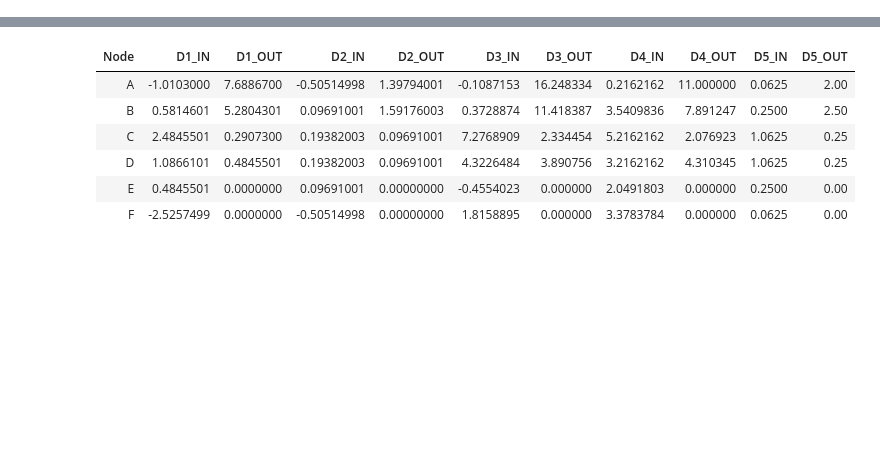
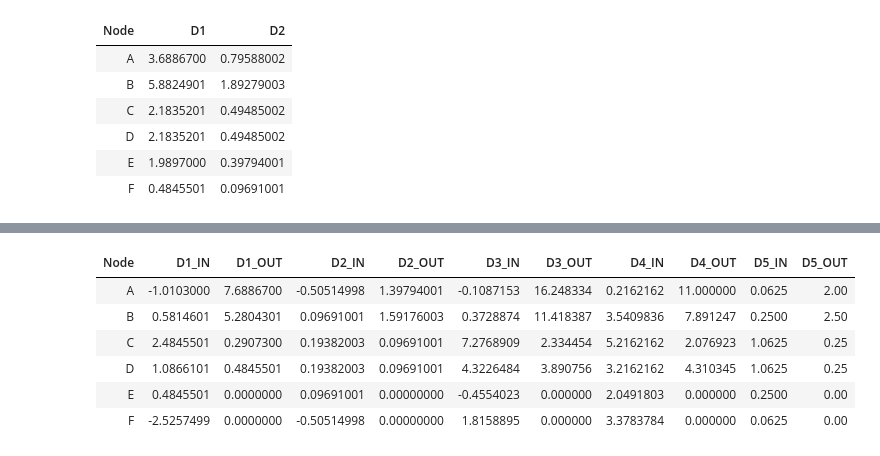
Before and after one commit to iandreafc/distinctiveness-R, a Jupyter notebook: DCDemoR.ipynb, the cells around one changed output, grey strips where cells are left out. Drawn from its saved outputs; the diff is of its cells as text; code cells hidden in the pictures; blank space fills up the shorter version.

```diff
--- a/DCDemoR.ipynb
+++ b/DCDemoR.ipynb
@@ -53 +36,14 @@ d
+# %%
+# measures allows you to calculate only the metrics of Distinctiveness Centrality which you specify
+# measures defaults to c("D1", "D2", "D3", "D4", "D5")
+
+distinctiveness(g, measures = c("D1", "D2"))
+# %% [output]
+| Node | D1 | D2 |
+| A | 3.6886700 | 0.79588002 |
+| B | 5.8824901 | 1.89279003 |
+| C | 2.1835201 | 0.49485002 |
+| D | 2.1835201 | 0.49485002 |
+| E | 1.9897000 | 0.39794001 |
+| F | 0.4845501 | 0.09691001 |
 # %%
```
Also changed, not shown: parts of 12 cells of this notebook, 6 other files.
